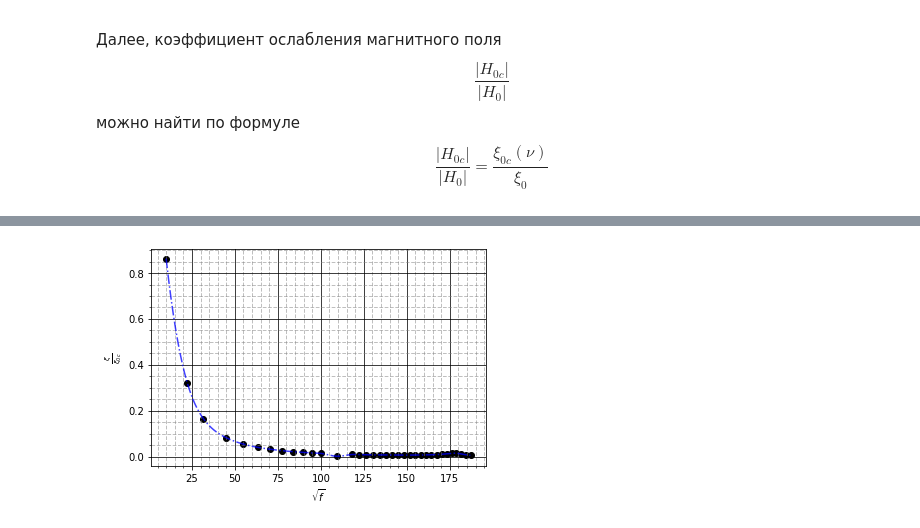
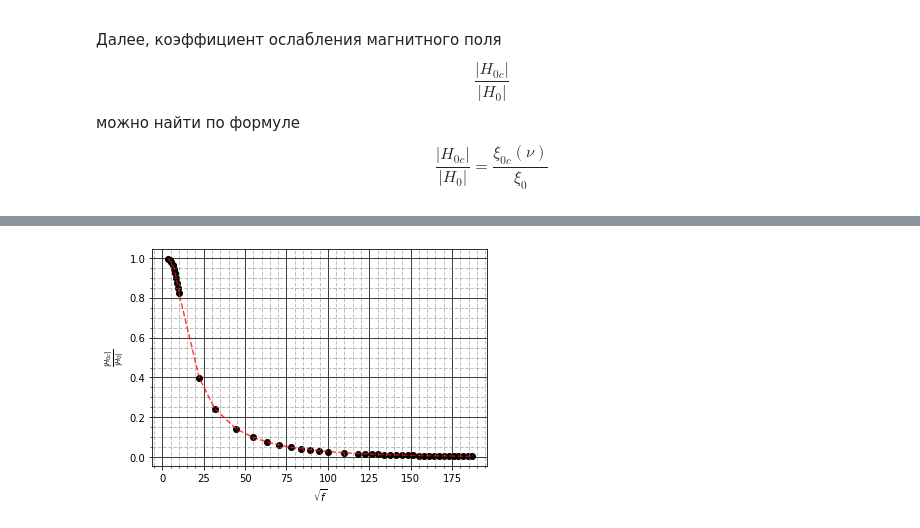
Before and after one commit to pavel-collab/Chosen-question-winter-2021, a Jupyter notebook: python/graphics.ipynb, the cells around one changed output, grey strips where cells are left out. Cells and saved outputs as stored; diff of their text form; code cells hidden in the pictures.

```diff
--- a/python/graphics.ipynb
+++ b/python/graphics.ipynb
@@ -203,21 +207,24 @@ fig3.savefig("../images/xi_xi0(log).pdf")
 # %%
+# построим график отношения амплитуд согласно теории
+fig7, ax7 = PythonGraphMod.CreateSimpleGraph()
 
-fig6, ax6 = PythonGraphMod.CreateSimpleGraph()
+# массив значений (отношения амплитуд) на всей области частот
+theory_val = np.concatenate((low_H(low_f), hight_H(hight_f[1:])), axis=0, out=None, dtype=None)
 
-x1, y1 = PythonGraphMod.InterpolateSet(np.sqrt(hight_f), kxi_kxi0(kxi(hight_U, hight_I, hight_f)), 'cubic', 10, 187)
+# нанесем на график эксперементальные точки и проведем апроксимирующую кривую
+ax7.scatter(sqrt_f, theory_val, c = 'black', marker = 'o')
+plt.plot(sqrt_f, theory_val, color='red', alpha=.75, lw=1.5, ls='--')
 
-ax6.scatter(np.sqrt(hight_f), kxi_kxi0(kxi(hight_U, hight_I, hight_f)), c = 'black', marker = 'o')
-ax6.plot(x1, y1, color='blue', alpha=.75, lw=1.5, ls='-.')
+# сетка
+ax7.minorticks_on()
+ax7.grid(which = 'major', color = 'black', linewidth = 1, linestyle = '-', alpha = 0.75)
+ax7.grid(which = 'minor', color = 'grey', linewidth = 1, linestyle = '--', alpha = 0.5)
 
-ax6.minorticks_on()
-ax6.grid(which = 'major', color = 'black', linewidth = 1, linestyle = '-', alpha = 0.75)
-ax6.grid(which = 'minor', color = 'grey', linewidth = 1, linestyle = '--', alpha = 0.5)
-
-plt.ylabel(r'$\frac{\xi}{\xi_{0c}}$')
+# оформление
+plt.ylabel(r'$\frac{|H_{0c}|}{|H_0|}$')
 plt.xlabel(r'$\sqrt{f}$')
-# plt.title (r'График зависимости $\frac{\xi}{\xi_{0c}}(\sqrt{\nu})$')
 plt.show()
 
-fig6.savefig("../images/xi_xi0(sqrt).pdf")
+fig7.savefig("../images/H_H0(sqrt).pdf")
 # %% [output]
-[figure, old version]
+[figure, new version]
```
Also changed, not shown: parts of 16 cells of this notebook, 19 other files.
